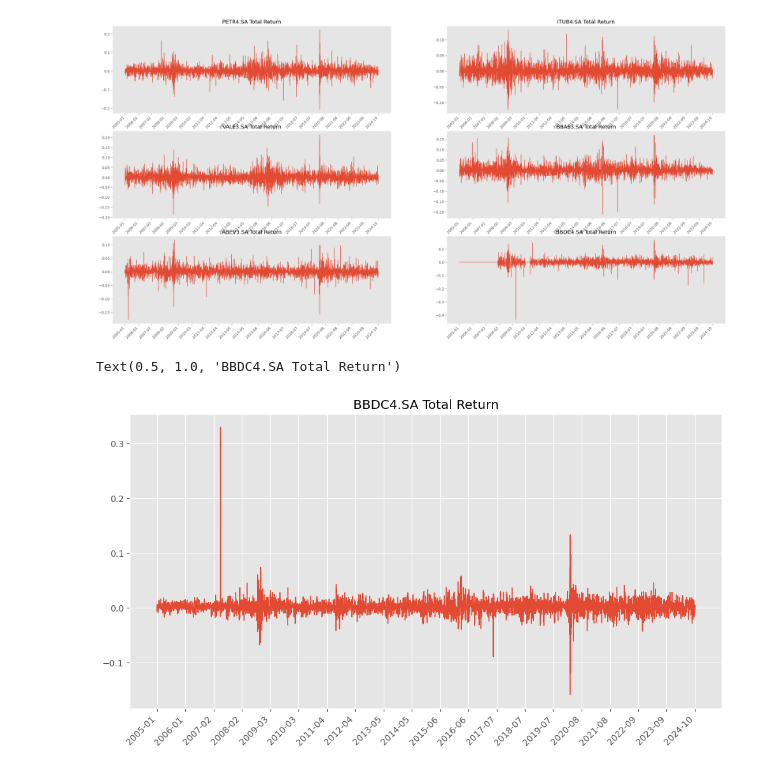
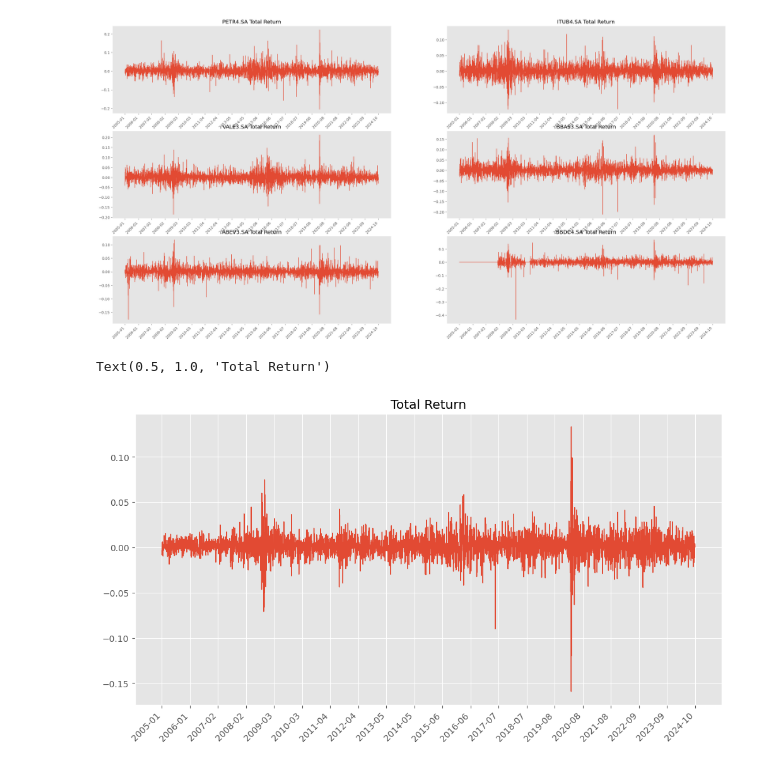
Before and after one commit to ptonso/invest-agent, a Jupyter notebook: var_descriptive.ipynb, the cells around one changed output. Drawn from its saved outputs; the diff is of its cells as text; code cells hidden in the pictures.

```diff
--- a/var_descriptive.ipynb
+++ b/var_descriptive.ipynb
@@ -36,19 +36,19 @@ plt.tight_layout
 # %%
 
 df_average = total_return.mean(axis=1)
 
 plt.figure(figsize = (12, 6))
 
 n_ticks = 20
 x_dates = np.linspace(0, len(df_average.index) - 1, n_ticks, dtype=int)
 x_ticks = df_average.index[x_dates]
 
 plt.plot(df_average.index, df_average, linewidth = 1)
 plt.xticks(x_ticks, x_ticks.strftime('%Y-%m'), rotation=45, ha='right')
-plt.title(f'{stock} Total Return')
+plt.title(f'Total Return')
 # %% [output]
-Text(0.5, 1.0, 'BBDC4.SA Total Return')
+Text(0.5, 1.0, 'Total Return')
-[figure, old version]
+[figure, new version]
 # %%
 
 def find_outliers_columns(df, threshold=0.4):
```
Also changed, not shown: parts of 2 cells of this notebook, 9 other files.
